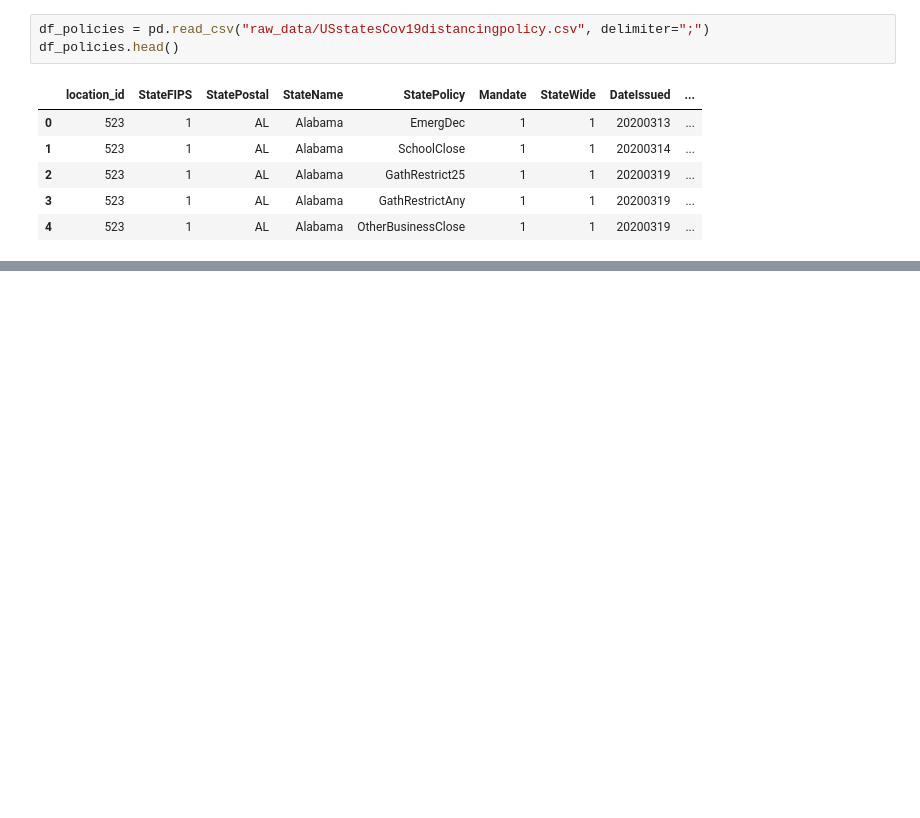
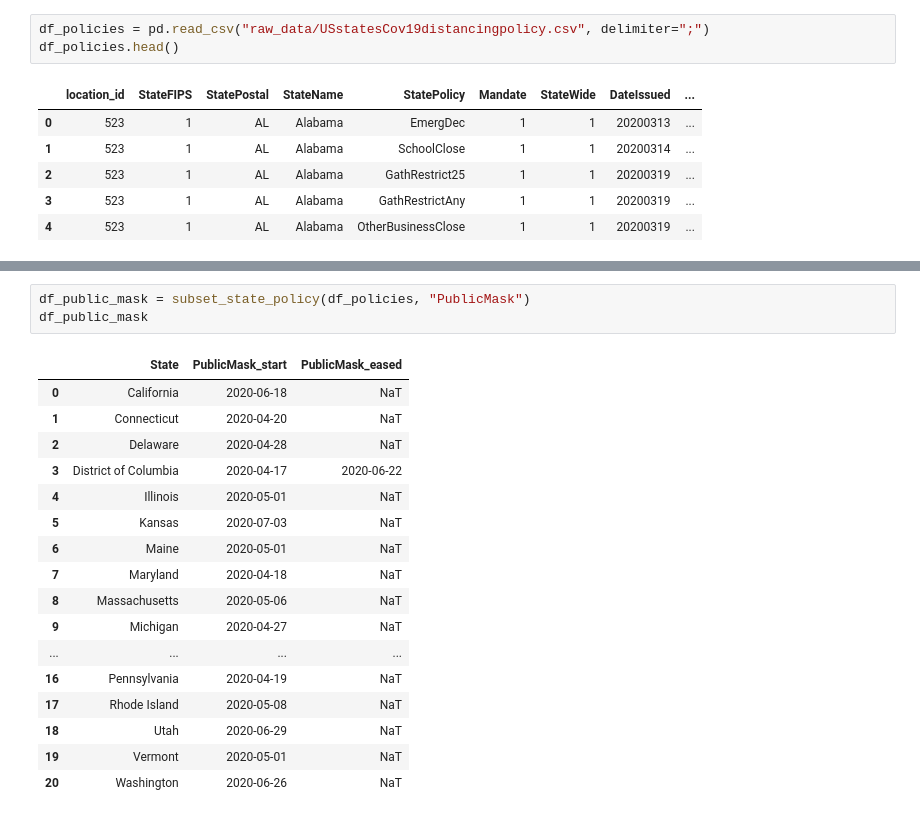
Before and after one commit to JMiguelFernandes/Project-5---Coronavirus, a Jupyter notebook: Dates of first 100 cases and policies.ipynb, the cells around one changed output, grey strips where cells are left out. Drawn from its saved outputs; the diff is of its cells as text; blank space fills up the shorter version.

```diff
--- a/Dates of first 100 cases and policies.ipynb
+++ b/Dates of first 100 cases and policies.ipynb
@@ -113,0 +115,21 @@ df_public_mask.head()
+# %%
+df_public_mask = subset_state_policy(df_policies, "PublicMask")
+df_public_mask
+# %% [output]
+|  | State | PublicMask_start | PublicMask_eased |
+| 0 | California | 2020-06-18 | NaT |
+| 1 | Connecticut | 2020-04-20 | NaT |
+| 2 | Delaware | 2020-04-28 | NaT |
+| 3 | District of Columbia | 2020-04-17 | 2020-06-22 |
+| 4 | Illinois | 2020-05-01 | NaT |
+| 5 | Kansas | 2020-07-03 | NaT |
+| 6 | Maine | 2020-05-01 | NaT |
+| 7 | Maryland | 2020-04-18 | NaT |
+| 8 | Massachusetts | 2020-05-06 | NaT |
+| 9 | Michigan | 2020-04-27 | NaT |
+| ... | ... | ... | ... |
+| 16 | Pennsylvania | 2020-04-19 | NaT |
+| 17 | Rhode Island | 2020-05-08 | NaT |
+| 18 | Utah | 2020-06-29 | NaT |
+| 19 | Vermont | 2020-05-01 | NaT |
+| 20 | Washington | 2020-06-26 | NaT |
```
Also changed, not shown: parts of 40 cells of this notebook, 1 other file.
